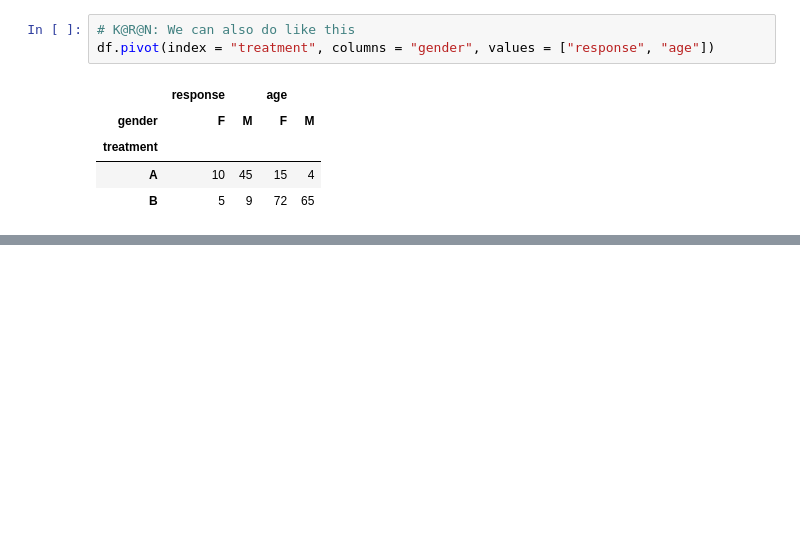
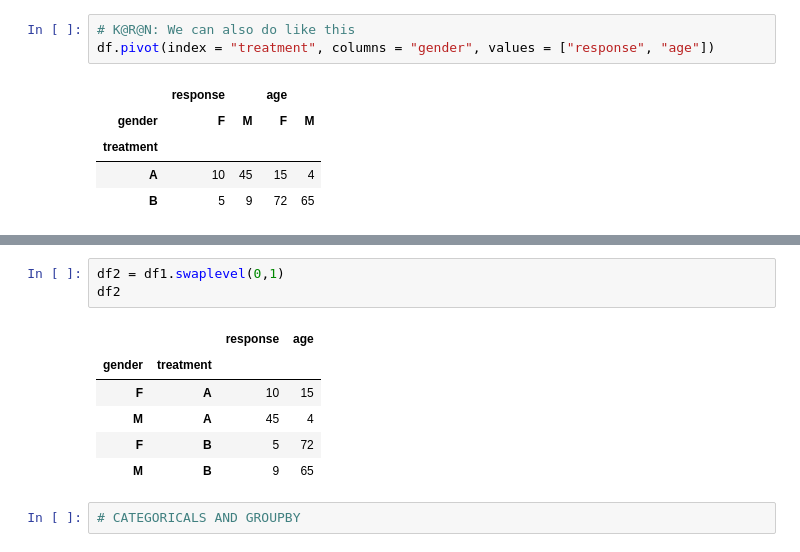
Before and after one commit to karannaik/Data-Science, a Jupyter notebook: Pokemon Weedles cave/Untitled.ipynb, the cells around one changed output, grey strips where cells are left out. Saved outputs shown, nothing was run; the diff lists cells and outputs as text; blank space fills up the shorter version.

```diff
--- a/Pokemon Weedles cave/Untitled.ipynb
+++ b/Pokemon Weedles cave/Untitled.ipynb
@@ -1337,0 +1369,12 @@ df.pivot(index = "treatment", columns = "gender", values = ["response", "age"])
+# %%
+df2 = df1.swaplevel(0,1)
+df2
+# %% [output]
+|  |  | response | age |
+| gender | treatment |  |  |
+| F | A | 10 | 15 |
+| M | A | 45 | 4 |
+| F | B | 5 | 72 |
+| M | B | 9 | 65 |
+# %%
+# CATEGORICALS AND GROUPBY
```
Also changed, not shown: parts of 10 cells of this notebook.
